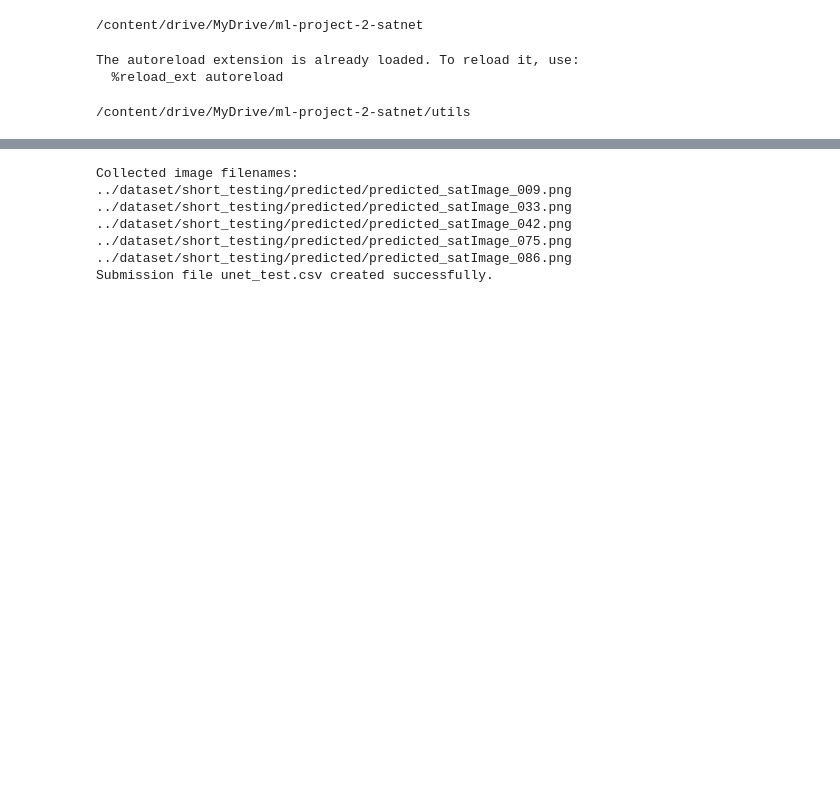
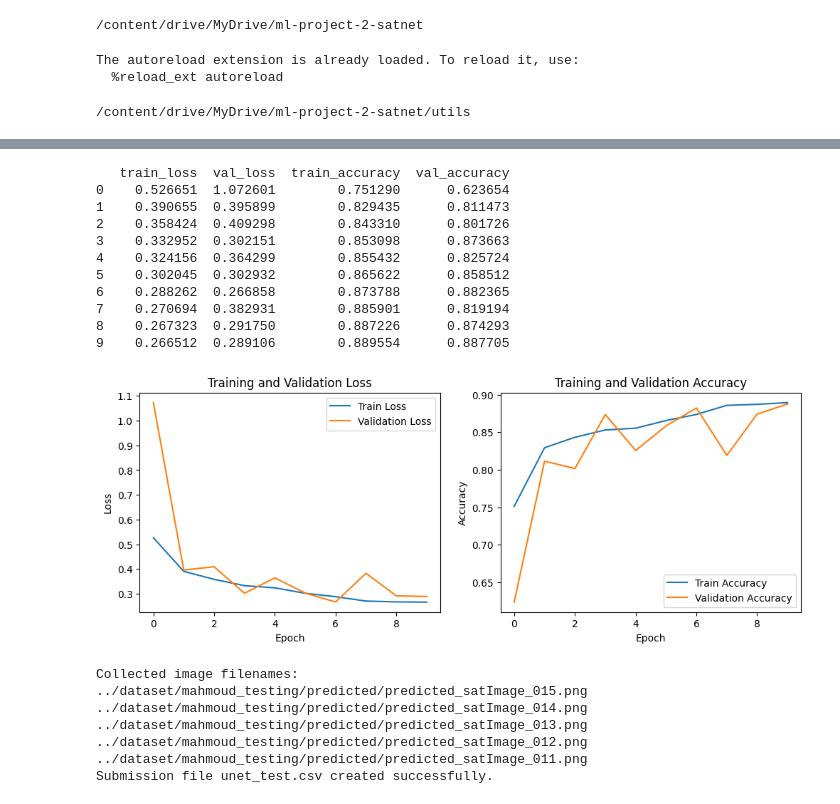
Before and after one commit to CS-433/ml-project-2-satnet, a Jupyter notebook: unet.ipynb, the cells around one changed output, grey strips where cells are left out. Saved outputs shown, nothing was run; the diff lists cells and outputs as text; code cells hidden in the pictures; blank space fills up the shorter version.

Commit message:
adding plots

```diff
--- a/unet.ipynb
+++ b/unet.ipynb
@@ -35,13 +73,53 @@ Figure(640x480)
 Done
+# %%
+import matplotlib.pyplot as plt
+import pandas as pd
+
+metrics = pd.read_json("../models/metrics.json")
+print(metrics)
+
+# Plot training and validation loss
+plt.figure(figsize=(12, 4))
+plt.subplot(1, 2, 1)
+plt.plot(metrics["train_loss"], label="Train Loss")
+plt.plot(metrics["val_loss"], label="Validation Loss")
+plt.xlabel("Epoch")
+plt.ylabel("Loss")
+plt.legend()
+plt.title("Training and Validation Loss")
+
+# Plot training and validation accuracy
+plt.subplot(1, 2, 2)
+plt.plot(metrics["train_accuracy"], label="Train Accuracy")
+plt.plot(metrics["val_accuracy"], label="Validation Accuracy")
+plt.xlabel("Epoch")
+plt.ylabel("Accuracy")
+plt.legend()
+plt.title("Training and Validation Accuracy")
+
+plt.show()
+# %% [output]
+   train_loss  val_loss  train_accuracy  val_accuracy
+0    0.526651  1.072601        0.751290      0.623654
+1    0.390655  0.395899        0.829435      0.811473
+2    0.358424  0.409298        0.843310      0.801726
+3    0.332952  0.302151        0.853098      0.873663
+4    0.324156  0.364299        0.855432      0.825724
+5    0.302045  0.302932        0.865622      0.858512
+6    0.288262  0.266858        0.873788      0.882365
+7    0.270694  0.382931        0.885901      0.819194
+8    0.267323  0.291750        0.887226      0.874293
+9    0.266512  0.289106        0.889554      0.887705
+[figure, added]
 # %%
 from helpers import *
 from mask_to_submission import *
 # %%
 import os
-from utils.mask_to_submission import masks_to_submission
+from mask_to_submission import masks_to_submission
 
 # Define the path to your images and the submission file
-image_directory = '../dataset/short_testing/predicted/'  # Update this path
+image_directory = '../dataset/mahmoud_testing/predicted/'  # Update this path
 submission_filename = 'unet_test.csv'
 
 # Collect all image filenames
@@ -60,9 +138,9 @@ masks_to_submission(submission_filename, *image_filenames)
 print(f"Submission file {submission_filename} created successfully.")
 # %% [output]
 Collected image filenames:
-../dataset/short_testing/predicted/predicted_satImage_009.png
-../dataset/short_testing/predicted/predicted_satImage_033.png
-../dataset/short_testing/predicted/predicted_satImage_042.png
-../dataset/short_testing/predicted/predicted_satImage_075.png
-../dataset/short_testing/predicted/predicted_satImage_086.png
+../dataset/mahmoud_testing/predicted/predicted_satImage_015.png
+../dataset/mahmoud_testing/predicted/predicted_satImage_014.png
+../dataset/mahmoud_testing/predicted/predicted_satImage_013.png
+../dataset/mahmoud_testing/predicted/predicted_satImage_012.png
+../dataset/mahmoud_testing/predicted/predicted_satImage_011.png
 Submission file unet_test.csv created successfully.
```
Also changed, not shown: parts of 5 cells of this notebook.
